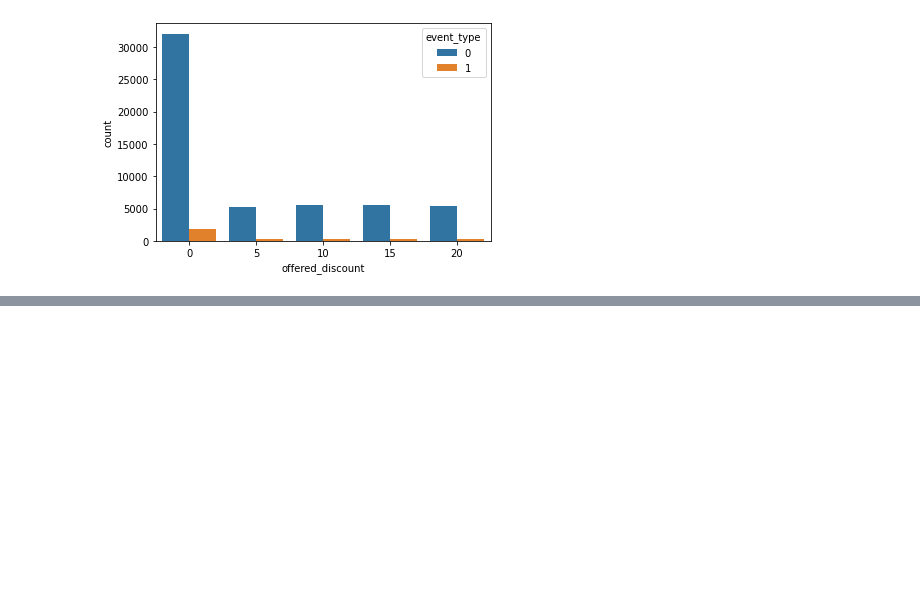
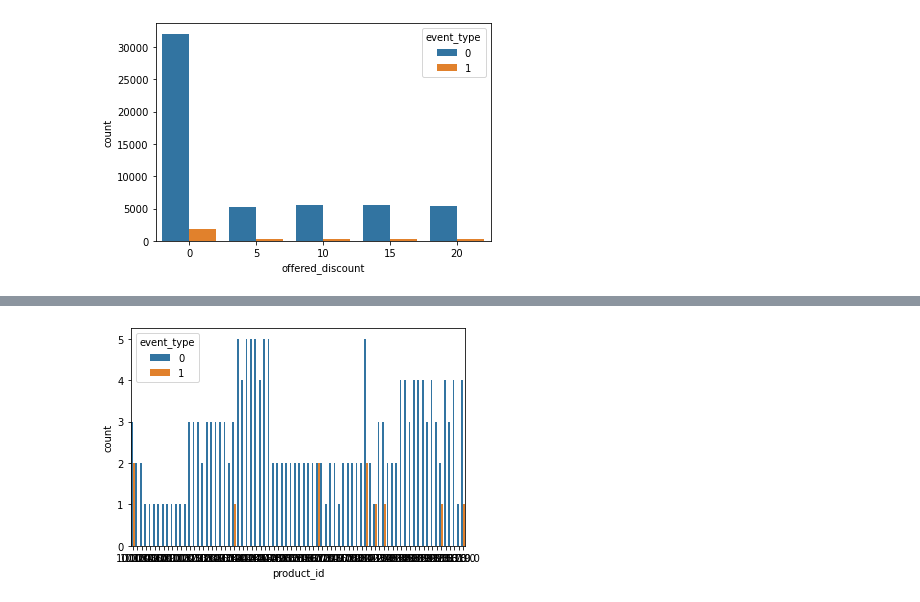
Before and after one commit to tiskus333/AI_discount_predicition, a Jupyter notebook: data_analysis.ipynb, the cells around one changed output, grey strips where cells are left out. Cells and saved outputs as stored; diff of their text form; code cells hidden in the pictures; blank space fills up the shorter version.

```diff
--- a/data_analysis.ipynb
+++ b/data_analysis.ipynb
@@ -80,0 +136,6 @@ sns.heatmap(data[valuable_data].corr(),annot = True)
+# %%
+d5 = data[data.user_id == 301]
+# %%
+g5 = sns.countplot(x="product_id",hue="event_type",data=d5)
+# %% [output]
+[figure, added]
```
Also changed, not shown: parts of 11 cells of this notebook.
